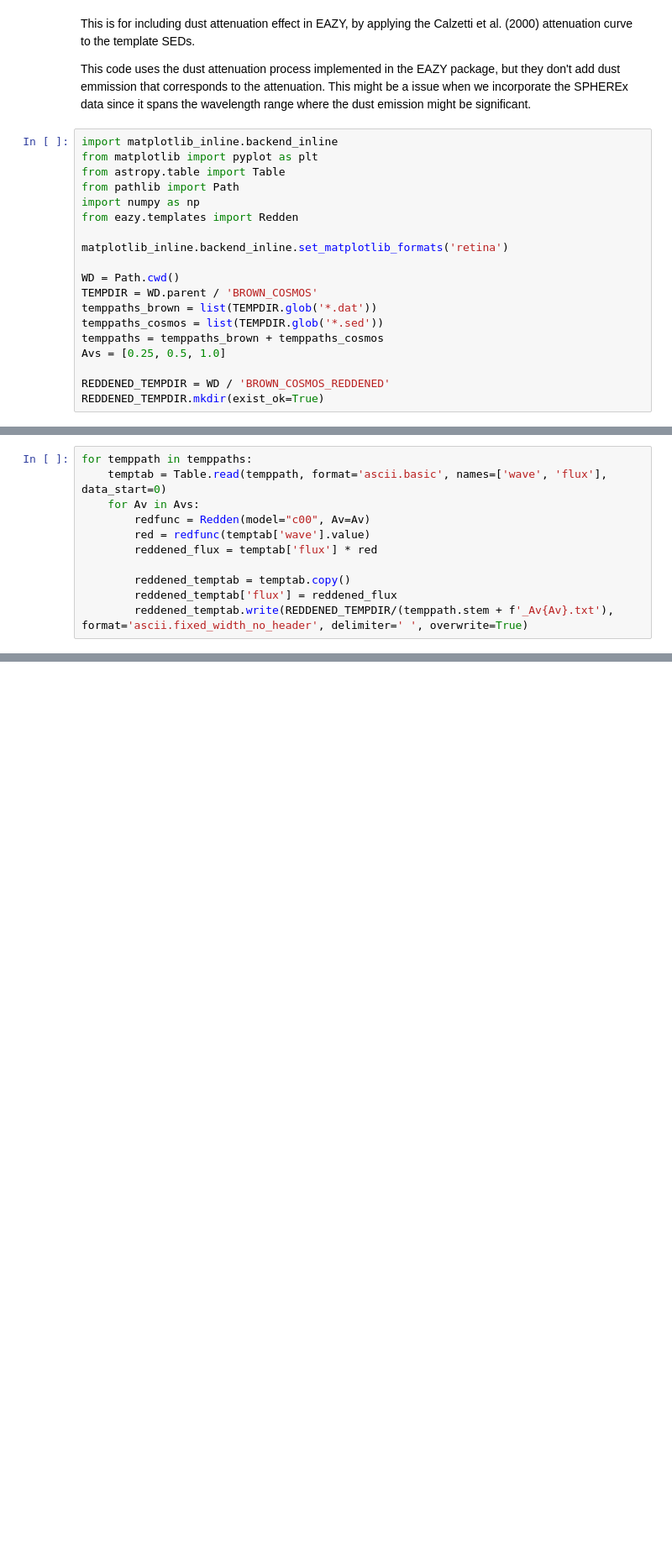
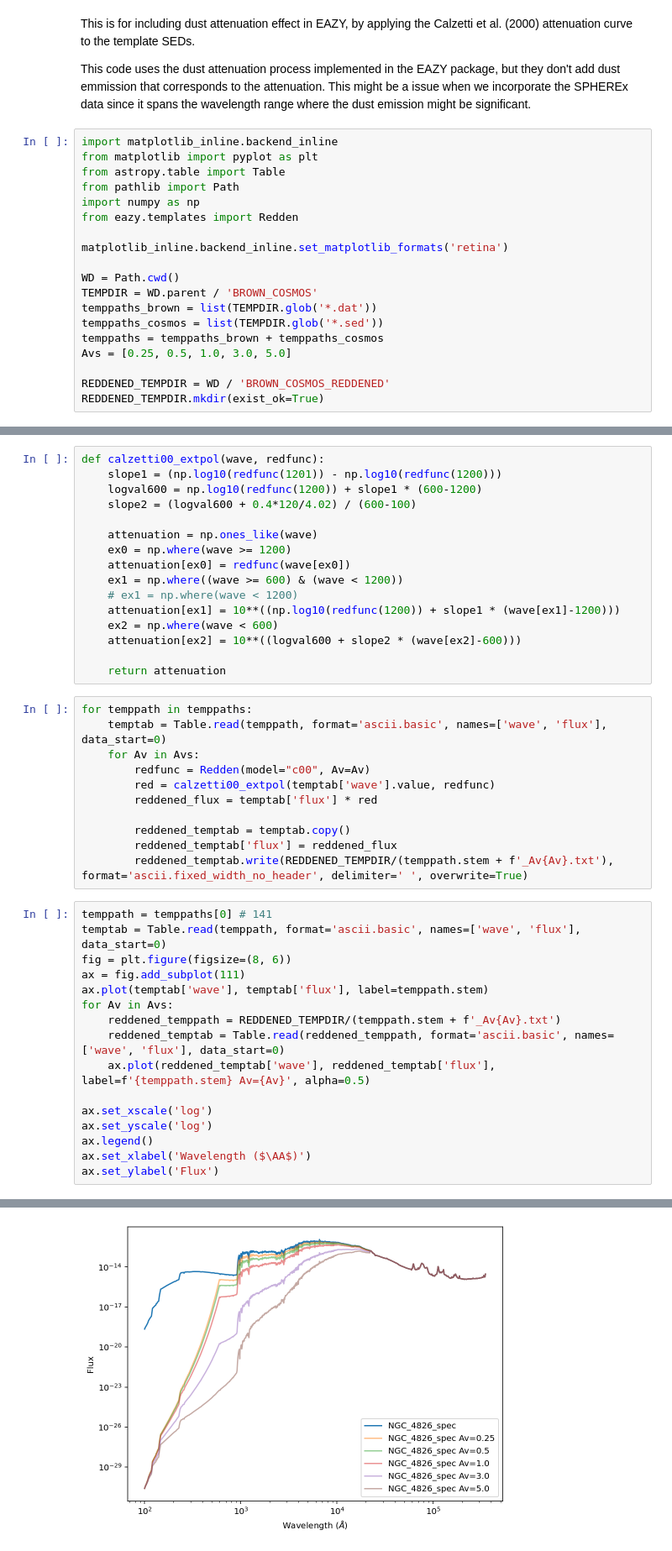
Before and after one commit to hbahk/spherex-challenge, a Jupyter notebook: 7ds_challenge/redden_templates.ipynb, the cells around one changed output, grey strips where cells are left out. Shown at 84% size. Saved outputs shown, nothing was run; the diff lists cells and outputs as text; blank space fills up the shorter version.

Commit message:
major update - calzetti extrapolation

```diff
--- a/7ds_challenge/redden_templates.ipynb
+++ b/7ds_challenge/redden_templates.ipynb
@@ -17,7 +17,7 @@ TEMPDIR = WD.parent / 'BROWN_COSMOS'
 temppaths_brown = list(TEMPDIR.glob('*.dat'))
 temppaths_cosmos = list(TEMPDIR.glob('*.sed'))
 temppaths = temppaths_brown + temppaths_cosmos
-Avs = [0.25, 0.5, 1.0]
+Avs = [0.25, 0.5, 1.0, 3.0, 5.0]
 
 REDDENED_TEMPDIR = WD / 'BROWN_COSMOS_REDDENED'
 REDDENED_TEMPDIR.mkdir(exist_ok=True)
@@ -54,14 +54,47 @@ ax.set_yscale('log')
 # ax.set_xlim(1200, 2e4)
 # %% [output]
 [figure]
+# %%
+def calzetti00_extpol(wave, redfunc):
+    slope1 = (np.log10(redfunc(1201)) - np.log10(redfunc(1200)))
+    logval600 = np.log10(redfunc(1200)) + slope1 * (600-1200)
+    slope2 = (logval600 + 0.4*120/4.02) / (600-100)
+
+    attenuation = np.ones_like(wave)
+    ex0 = np.where(wave >= 1200)
+    attenuation[ex0] = redfunc(wave[ex0])
+    ex1 = np.where((wave >= 600) & (wave < 1200))
+    # ex1 = np.where(wave < 1200)
+    attenuation[ex1] = 10**((np.log10(redfunc(1200)) + slope1 * (wave[ex1]-1200)))
+    ex2 = np.where(wave < 600)
+    attenuation[ex2] = 10**((logval600 + slope2 * (wave[ex2]-600)))
+
+    return attenuation
 # %%
 for temppath in temppaths:
     temptab = Table.read(temppath, format='ascii.basic', names=['wave', 'flux'], data_start=0)
     for Av in Avs:
         redfunc = Redden(model="c00", Av=Av)
-        red = redfunc(temptab['wave'].value)
+        red = calzetti00_extpol(temptab['wave'].value, redfunc)
         reddened_flux = temptab['flux'] * red
 
         reddened_temptab = temptab.copy()
         reddened_temptab['flux'] = reddened_flux
         reddened_temptab.write(REDDENED_TEMPDIR/(temppath.stem + f'_Av{Av}.txt'), format='ascii.fixed_width_no_header', delimiter=' ', overwrite=True)
+# %%
+temppath = temppaths[0] # 141
+temptab = Table.read(temppath, format='ascii.basic', names=['wave', 'flux'], data_start=0)
+fig = plt.figure(figsize=(8, 6))
+ax = fig.add_subplot(111)
+ax.plot(temptab['wave'], temptab['flux'], label=temppath.stem)
+for Av in Avs:
+    reddened_temppath = REDDENED_TEMPDIR/(temppath.stem + f'_Av{Av}.txt')
+    reddened_temptab = Table.read(reddened_temppath, format='ascii.basic', names=['wave', 'flux'], data_start=0)
+    ax.plot(reddened_temptab['wave'], reddened_temptab['flux'], label=f'{temppath.stem} Av={Av}', alpha=0.5)
+
+ax.set_xscale('log')
+ax.set_yscale('log')
+ax.legend()
+ax.set_xlabel('Wavelength ($\AA$)')
+ax.set_ylabel('Flux')
+# %% [output]
@@ -67,0 +102 @@ for temppath in temppaths:
+[figure, added]
```
Also changed, not shown: parts of 3 cells of this notebook, 7 other files.
